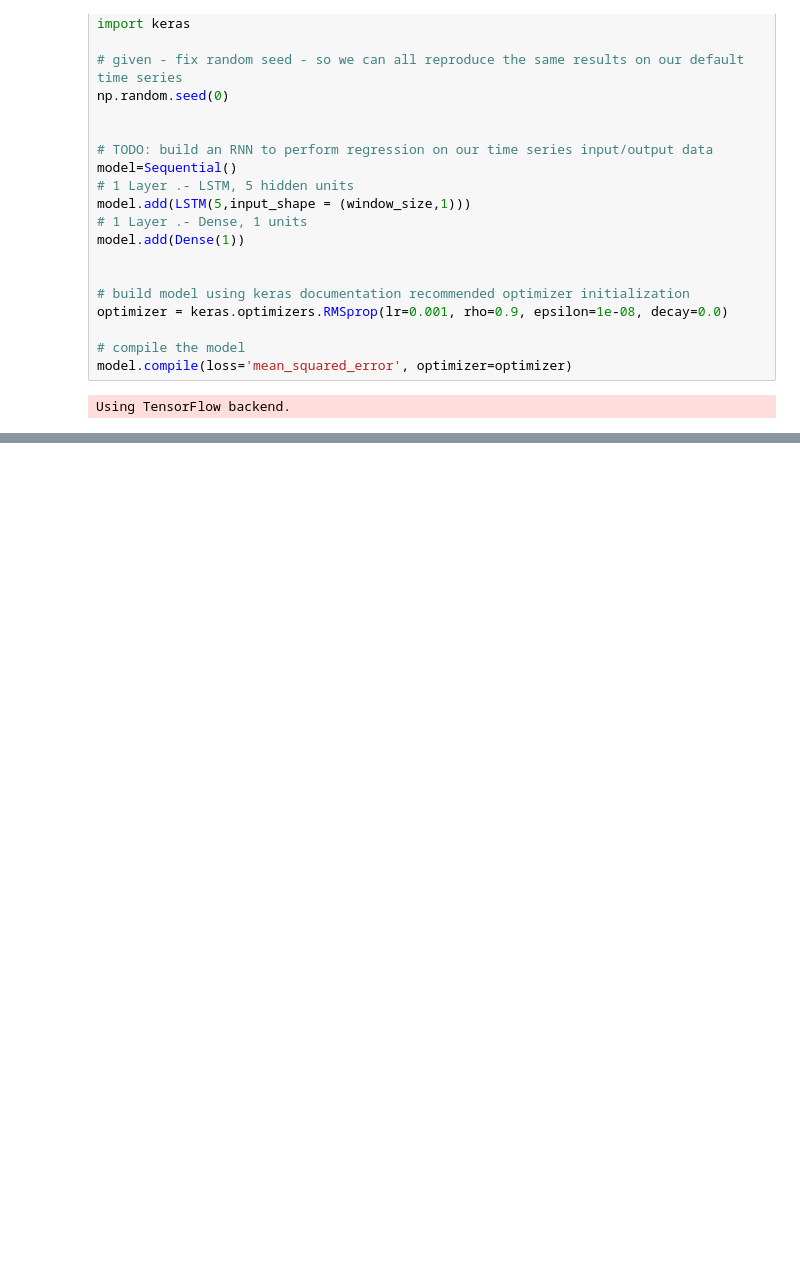
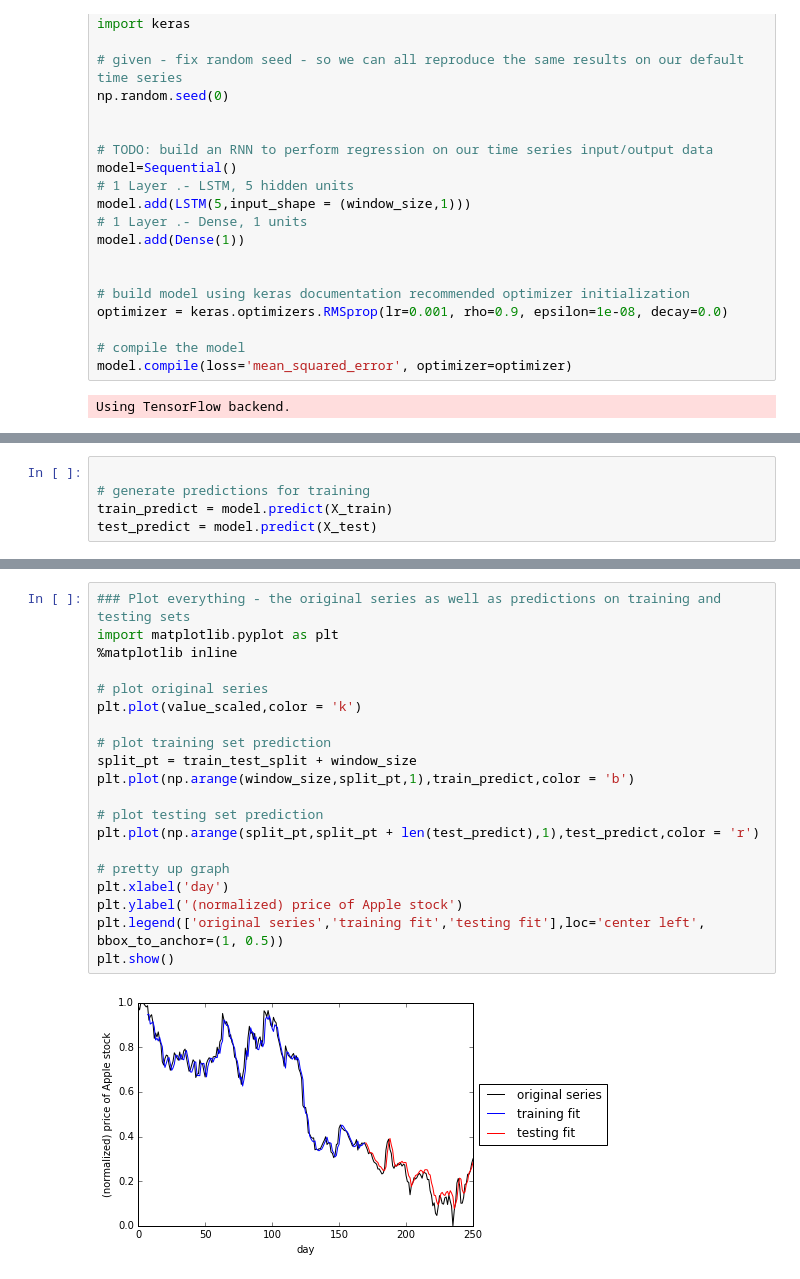
Before and after one commit to jotavaladouro/TimeSerieGoogle, a Jupyter notebook: TimeSeriesGoogle.ipynb, the cells around one changed output, grey strips where cells are left out. Drawn from its saved outputs; the diff is of its cells as text; blank space fills up the shorter version.

Commit message:
Training and test the network

```diff
--- a/TimeSeriesGoogle.ipynb
+++ b/TimeSeriesGoogle.ipynb
@@ -119,0 +120,5 @@ Test
+# %%
+
+# generate predictions for training
+train_predict = model.predict(X_train)
+test_predict = model.predict(X_test)
@@ -119,0 +136,22 @@ Test
+# %%
+### Plot everything - the original series as well as predictions on training and testing sets
+import matplotlib.pyplot as plt
+%matplotlib inline
+
+# plot original series
+plt.plot(value_scaled,color = 'k')
+
+# plot training set prediction
+split_pt = train_test_split + window_size
+plt.plot(np.arange(window_size,split_pt,1),train_predict,color = 'b')
+
+# plot testing set prediction
+plt.plot(np.arange(split_pt,split_pt + len(test_predict),1),test_predict,color = 'r')
+
+# pretty up graph
+plt.xlabel('day')
+plt.ylabel('(normalized) price of Apple stock')
+plt.legend(['original series','training fit','testing fit'],loc='center left', bbox_to_anchor=(1, 0.5))
+plt.show()
+# %% [output]
+[figure, added]
```
Also changed, not shown: parts of 3 cells of this notebook.
